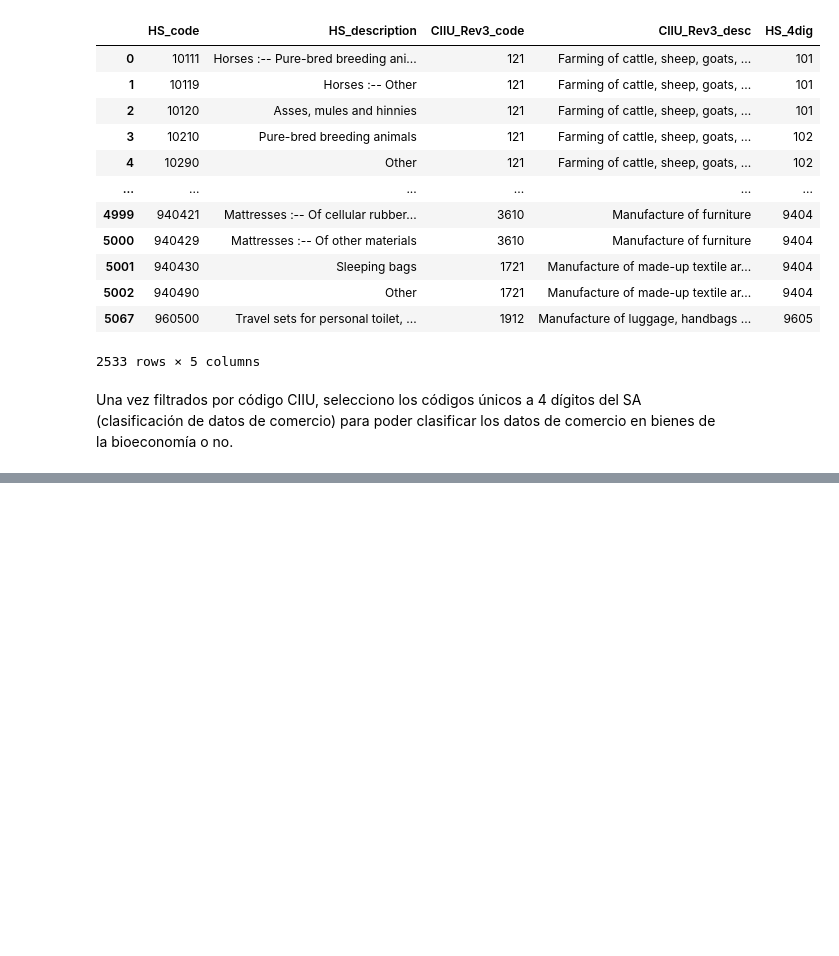
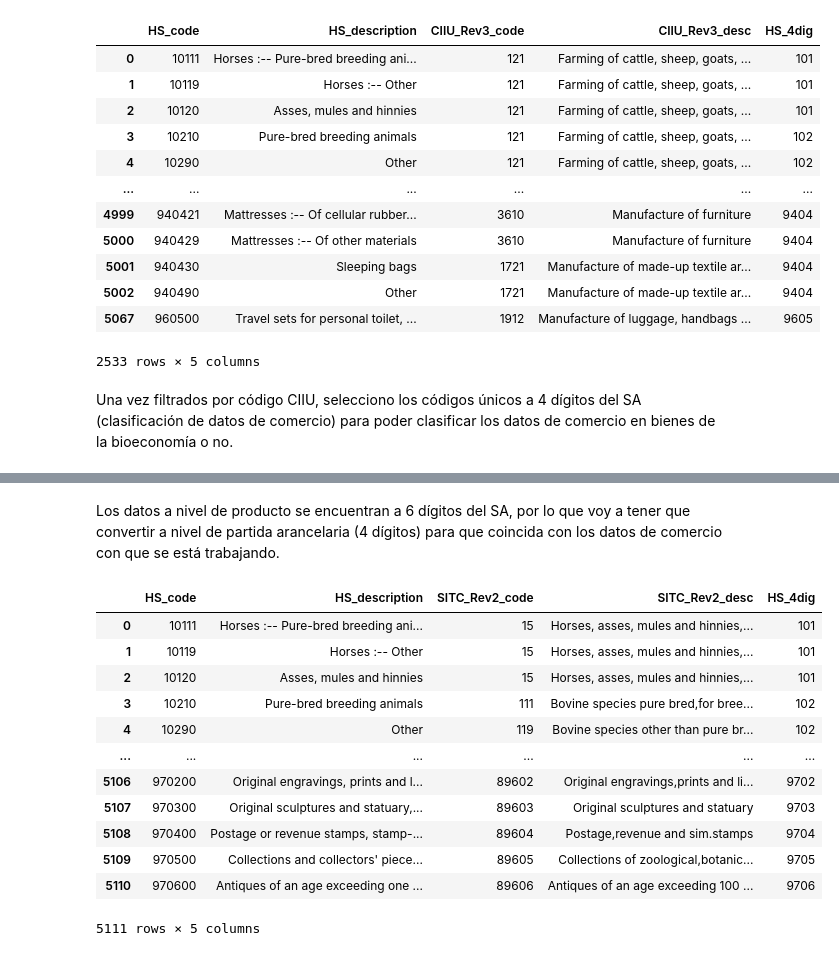
Before and after one commit to sc-perini/product-space, a Jupyter notebook: notebooks/Correspondencia de productos.ipynb, the cells around one changed output, grey strips where cells are left out. Saved outputs shown, nothing was run; the diff lists cells and outputs as text; code cells hidden in the pictures; blank space fills up the shorter version.

```diff
--- a/notebooks/Correspondencia de productos.ipynb
+++ b/notebooks/Correspondencia de productos.ipynb
@@ -343,0 +594,20 @@ df_list
+# %% [markdown]
+Los datos a nivel de producto se encuentran a 6 dígitos del SA, por lo que voy a tener que convertir a nivel de partida arancelaria (4 dígitos) para que coincida con los datos de comercio con que se está trabajando.
+# %%
+# genero una nueva columna que considere nivel de partida arancelaria (4 dígitos) en vez de 6 digtios del SA (HS)
+correl_SITC_HS['HS_4dig'] = np.where(correl_SITC_HS.HS_code.astype(str).str.len() == 5, correl_SITC_HS.HS_code.astype(str).str[:3], correl_SITC_HS.HS_code.astype(str).str[:4])
+correl_SITC_HS
+# %% [output]
+|  | HS_code | HS_description | SITC_Rev2_code | SITC_Rev2_desc | HS_4dig |
+| 0 | 10111 | Horses :-- Pure-bred breeding ani... | 15 | Horses, asses, mules and hinnies,... | 101 |
+| 1 | 10119 | Horses :-- Other | 15 | Horses, asses, mules and hinnies,... | 101 |
+| 2 | 10120 | Asses, mules and hinnies | 15 | Horses, asses, mules and hinnies,... | 101 |
+| 3 | 10210 | Pure-bred breeding animals | 111 | Bovine species pure bred,for bree... | 102 |
+| 4 | 10290 | Other | 119 | Bovine species other than pure br... | 102 |
+| ... | ... | ... | ... | ... | ... |
+| 5106 | 970200 | Original engravings, prints and l... | 89602 | Original engravings,prints and li... | 9702 |
+| 5107 | 970300 | Original sculptures and statuary,... | 89603 | Original sculptures and statuary | 9703 |
+| 5108 | 970400 | Postage or revenue stamps, stamp-... | 89604 | Postage,revenue and sim.stamps | 9704 |
+| 5109 | 970500 | Collections and collectors' piece... | 89605 | Collections of zoological,botanic... | 9705 |
+| 5110 | 970600 | Antiques of an age exceeding one ... | 89606 | Antiques of an age exceeding 100 ... | 9706 |
+5111 rows × 5 columns
```
Also changed, not shown: parts of 66 cells of this notebook, 24 other files.
